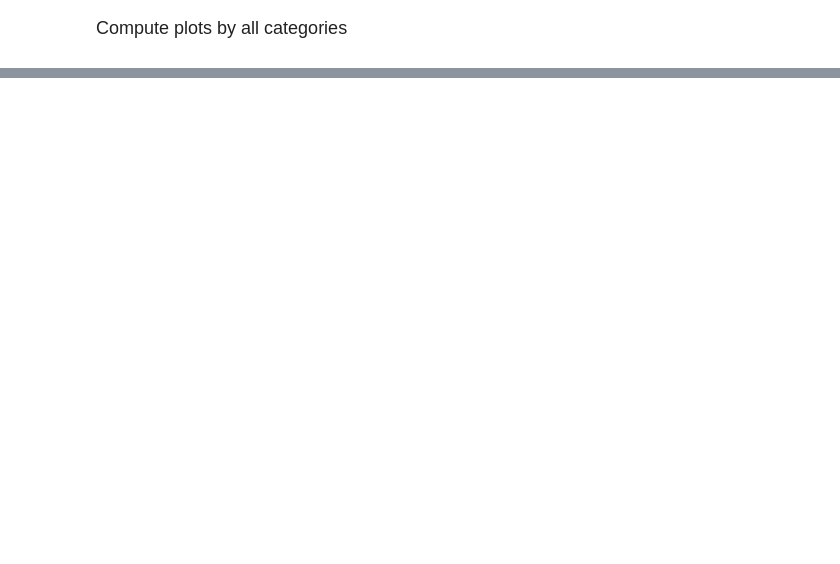
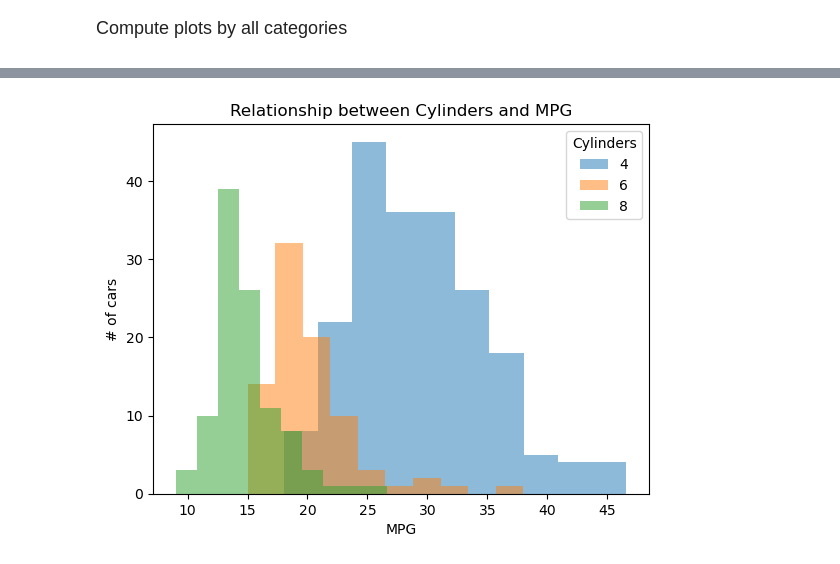
Before and after one commit to bcamargo1/datasci151spring2026, a Jupyter notebook: lecture_17/lecture_17.ipynb, the cells around one changed output, grey strips where cells are left out. Cells and saved outputs as stored; diff of their text form; code cells hidden in the pictures; blank space fills up the shorter version.

````diff
--- a/lecture_17/lecture_17.ipynb
+++ b/lecture_17/lecture_17.ipynb
@@ -786,4 +1172,18 @@
     plt.hist(x = ..., alpha = 0.5)
 ```
 # %%
-# your code here
+df_1 = carfeatures.query("cylinders == 4")
+df_2 = carfeatures.query("cylinders == 6")
+df_3 = carfeatures.query("cylinders == 8")
+
+plt.hist(x = df_1["mpg"], alpha = 0.5)
+plt.hist(x = df_2["mpg"], alpha = 0.5)
+plt.hist(x = df_3["mpg"], alpha = 0.5)
+plt.legend(labels = [4,6,8],
+           title = "Cylinders")
+plt.title("Relationship between Cylinders and MPG")
+plt.xlabel("MPG")
+plt.ylabel("# of cars")
+plt.show()
+# %% [output]
+[figure, added]
````
Also changed, not shown: parts of 36 cells of this notebook.
